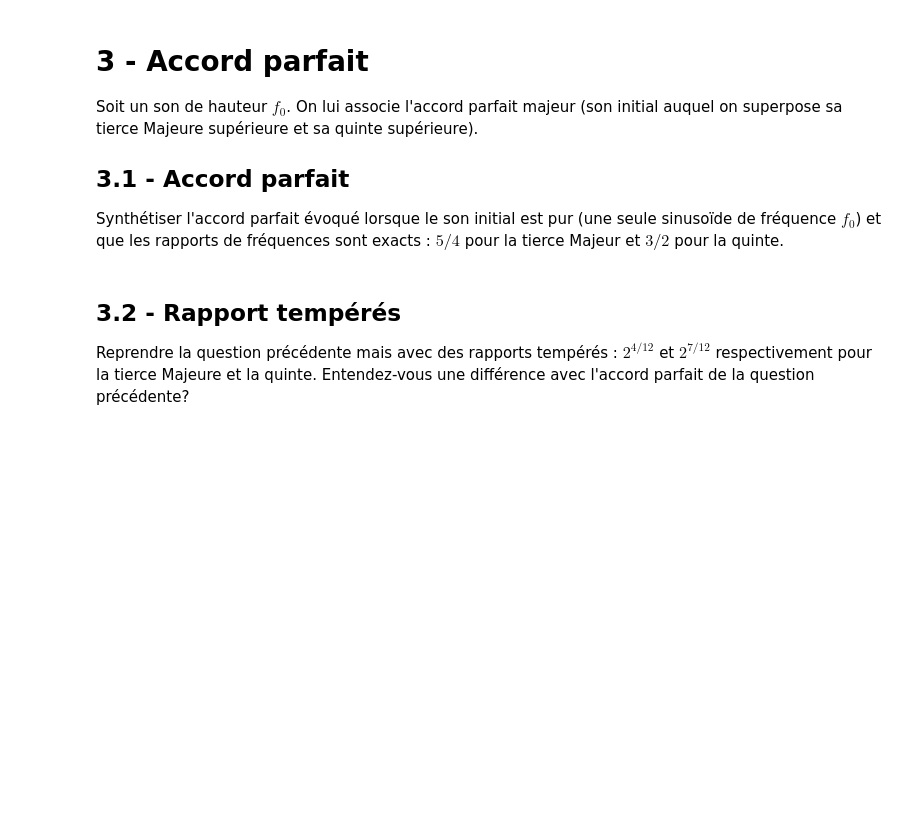
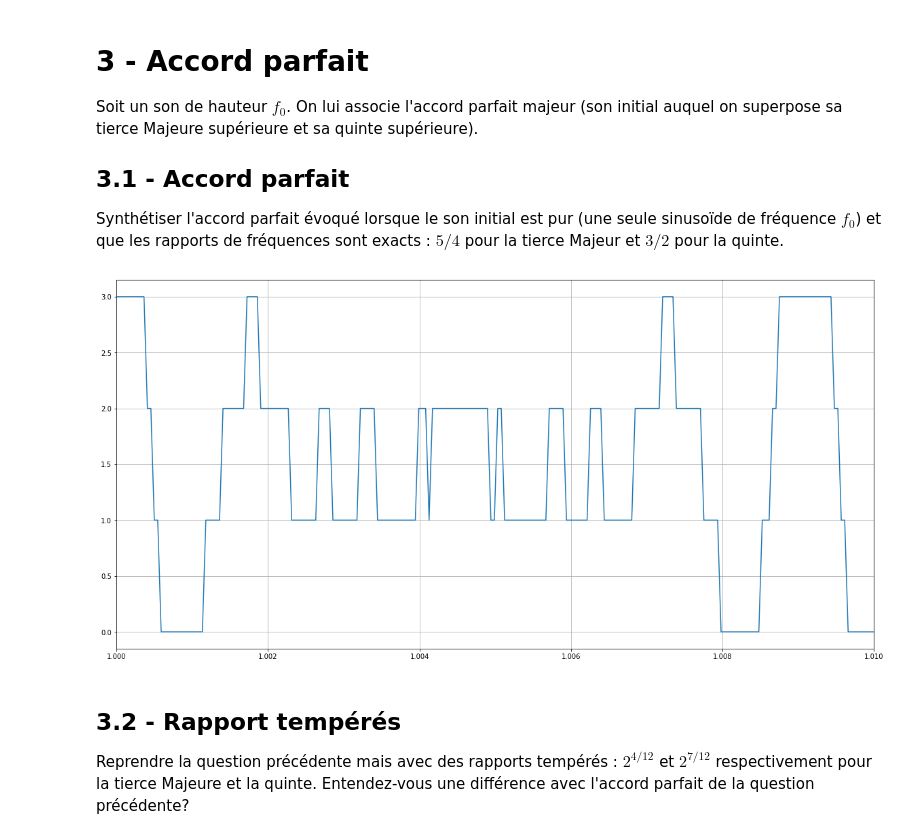
Before and after one commit to guillaume-haerinck/imac-tp-signal, a Jupyter notebook: tp-02-gain-phase/rendu-tp-02.ipynb, the cells around one changed output. Saved outputs shown, nothing was run; the diff lists cells and outputs as text; code cells hidden in the pictures; blank space fills up the shorter version.

```diff
--- a/tp-02-gain-phase/rendu-tp-02.ipynb
+++ b/tp-02-gain-phase/rendu-tp-02.ipynb
@@ -410,3 +408,20 @@ Synthétiser l'accord parfait évoqué lorsque le son initial est pur (une seule
+# %%
+N = 20
+Ts = 1/Fs
+duration = 4
+t = np.arange(0, duration, Ts)
+
+la = rectanglePeriodique(t, 440)
+laQuinte = rectanglePeriodique(t, 3/2 * 440)
+laTierce = rectanglePeriodique(t, 5/4 * 440)
+
+plt.figure(1, figsize = (20, 10))
+plt.plot(t, la + laQuinte + laTierce)
+plt.grid()
+plt.xlim(1, 1.01)
+plt.show()
+# %% [output]
+[figure, added]
 # %% [markdown]
 ## 3.2 - Rapport tempérés
 
```
Also changed, not shown: parts of 3 cells of this notebook.
